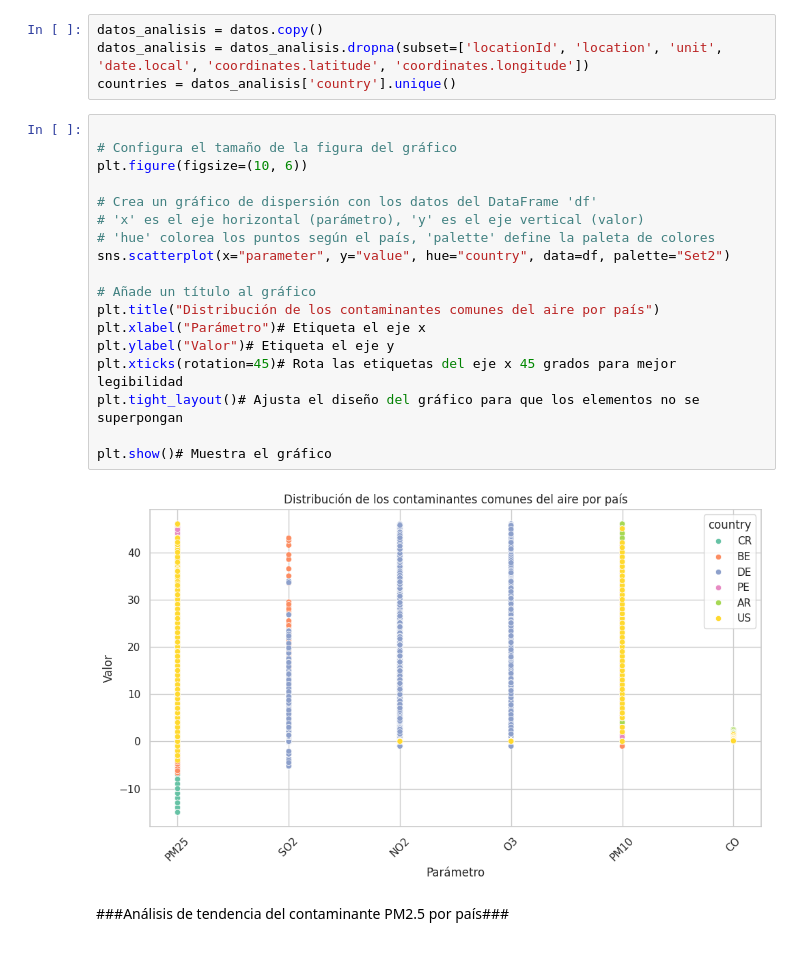
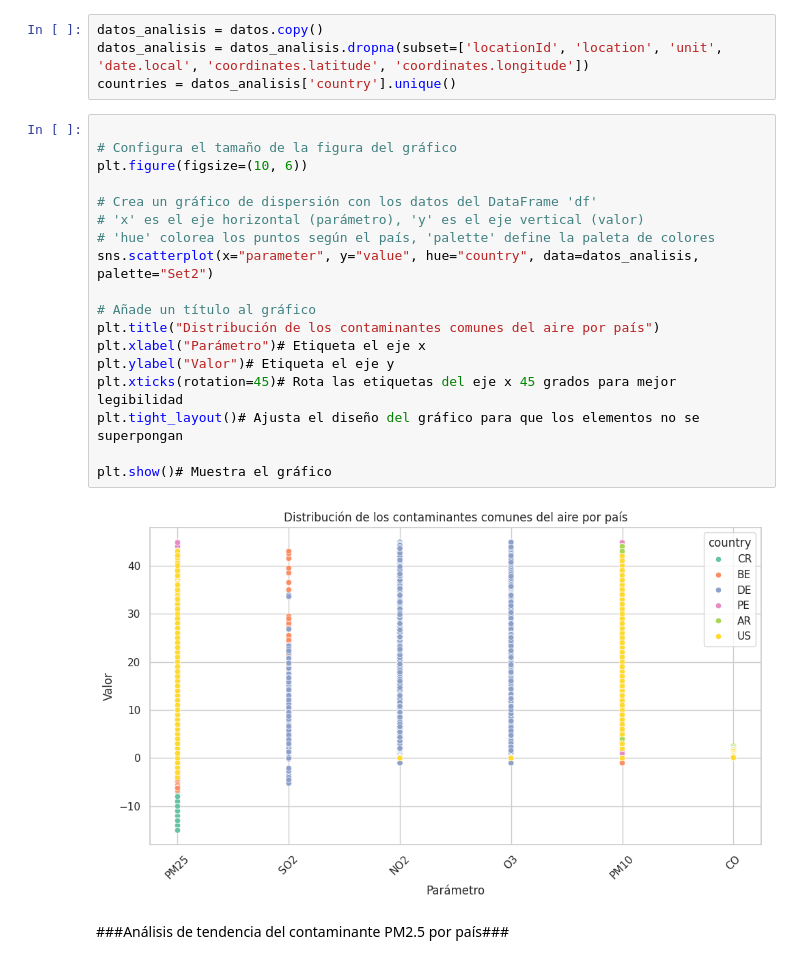
Before and after one commit to calerovillalobos10/Intro_Limpieza_Transf_Data, a Jupyter notebook: Lab2_PF3347.ipynb, the cells around one changed output. Cells and saved outputs as stored; diff of their text form.

```diff
--- a/Lab2_PF3347.ipynb
+++ b/Lab2_PF3347.ipynb
@@ -828,23 +834,23 @@ countries = datos_analisis['country'].unique()
 # %%
 
 # Configura el tamaño de la figura del gráfico
 plt.figure(figsize=(10, 6))
 
 # Crea un gráfico de dispersión con los datos del DataFrame 'df'
 # 'x' es el eje horizontal (parámetro), 'y' es el eje vertical (valor)
 # 'hue' colorea los puntos según el país, 'palette' define la paleta de colores
-sns.scatterplot(x="parameter", y="value", hue="country", data=df, palette="Set2")
+sns.scatterplot(x="parameter", y="value", hue="country", data=datos_analisis, palette="Set2")
 
 # Añade un título al gráfico
 plt.title("Distribución de los contaminantes comunes del aire por país")
 plt.xlabel("Parámetro")# Etiqueta el eje x
 plt.ylabel("Valor")# Etiqueta el eje y
 plt.xticks(rotation=45)# Rota las etiquetas del eje x 45 grados para mejor legibilidad
 plt.tight_layout()# Ajusta el diseño del gráfico para que los elementos no se superpongan
 
 plt.show()# Muestra el gráfico
 # %% [output]
-[figure, old version]
+[figure, new version]
 # %% [markdown]
 ###Análisis de tendencia del contaminante PM2.5 por país###
 # %% [markdown]
```
Also changed, not shown: parts of 23 cells of this notebook.
